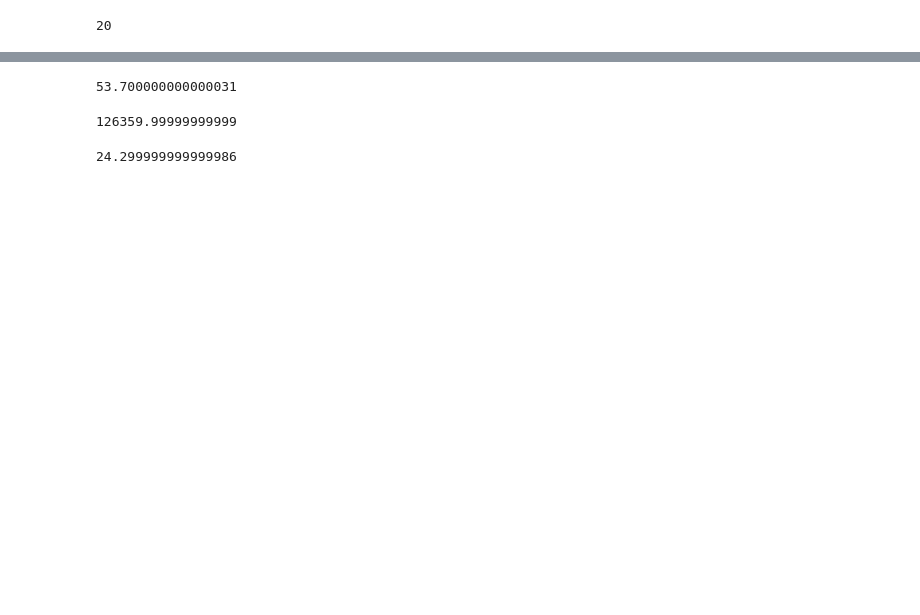
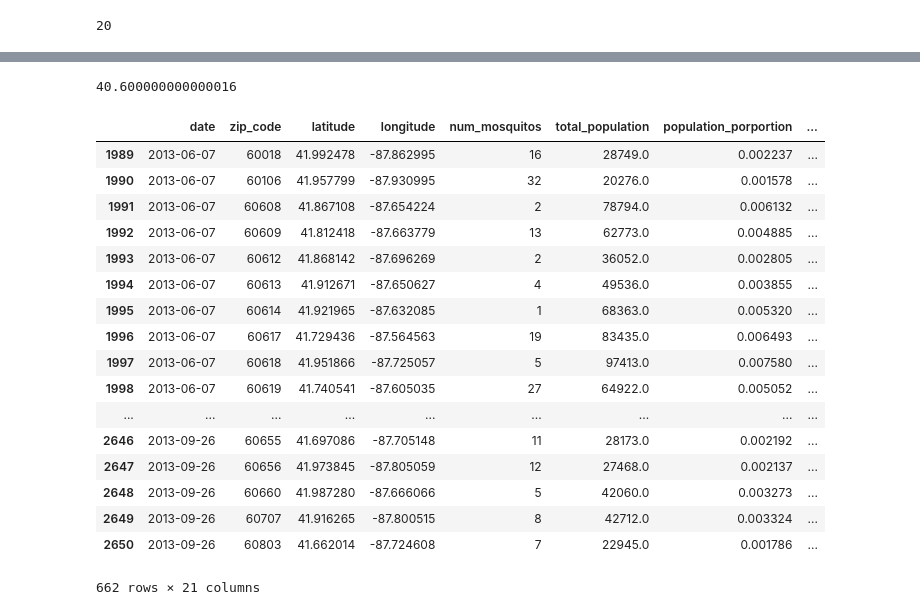
Before and after one commit to epidemix/west-nile-virus, a Jupyter notebook: spray-recommendation.ipynb, the cells around one changed output, grey strips where cells are left out. Drawn from its saved outputs; the diff is of its cells as text; code cells hidden in the pictures; blank space fills up the shorter version.

```diff
--- a/spray-recommendation.ipynb
+++ b/spray-recommendation.ipynb
@@ -30,7 +30,7 @@ def get_lags(data, x, lag, f=None):
 
     return pd.Series(ten_day_avg)
 # %%
-spray_cost = 5200  # per square mile
+spray_cost = 2500  # per square mile
 hospitalization_cost = 13810  # total acute medical care "Initial and Long-Term Costs of Patients Hospitalized with WNV Disease
 
 hospitalization_rate = .49
@@ -181,4 +178,4 @@ df['week'].nunique()
 # %% [output]
 20
 # %%
-df['spray_metric'] = df['wnv_probablitiy'] * df['at_risk_population'] / df['cost_to_spray']
+df['spray_metric'] = df['wnv_probablitiy'] * df['at_risk_population'] / df['cost_to_spray'] * 100
@@ -220,4 +258,6 @@ df_work[df_work['spray_metric'] > 0.5]['cost_to_spray'].sum()
 # %%
-df_work[df_work['spray_metric'] > 0.5]['land_area'].sum()
+# Conservative spraying coverage
+
+df_work[df_work['spray_metric'] > 8]['land_area'].sum()
 # %% [output]
-53.700000000000031
+40.600000000000016
@@ -226,9 +263,0 @@ df_work[df_work['spray_metric'] > 0.5];
-# %%
-# Conservative spraying total cost
-df_work[df_work['spray_metric'] > 0.52]['cost_to_spray'].sum()
-# %% [output]
-126359.99999999999
-# %%
-df_work[df_work['spray_metric'] > 0.52]['land_area'].sum()
-# %% [output]
-24.299999999999986
@@ -236,0 +264,21 @@ df_work[df_work['spray_metric'] > 0.52];
+# %%
+df_work
+# %% [output]
+|  | date | zip_code | latitude | longitude | num_mosquitos | total_population | population_porportion | ... |
+| 1989 | 2013-06-07 | 60018 | 41.992478 | -87.862995 | 16 | 28749.0 | 0.002237 | ... |
+| 1990 | 2013-06-07 | 60106 | 41.957799 | -87.930995 | 32 | 20276.0 | 0.001578 | ... |
+| 1991 | 2013-06-07 | 60608 | 41.867108 | -87.654224 | 2 | 78794.0 | 0.006132 | ... |
+| 1992 | 2013-06-07 | 60609 | 41.812418 | -87.663779 | 13 | 62773.0 | 0.004885 | ... |
+| 1993 | 2013-06-07 | 60612 | 41.868142 | -87.696269 | 2 | 36052.0 | 0.002805 | ... |
+| 1994 | 2013-06-07 | 60613 | 41.912671 | -87.650627 | 4 | 49536.0 | 0.003855 | ... |
+| 1995 | 2013-06-07 | 60614 | 41.921965 | -87.632085 | 1 | 68363.0 | 0.005320 | ... |
+| 1996 | 2013-06-07 | 60617 | 41.729436 | -87.564563 | 19 | 83435.0 | 0.006493 | ... |
+| 1997 | 2013-06-07 | 60618 | 41.951866 | -87.725057 | 5 | 97413.0 | 0.007580 | ... |
+| 1998 | 2013-06-07 | 60619 | 41.740541 | -87.605035 | 27 | 64922.0 | 0.005052 | ... |
+| ... | ... | ... | ... | ... | ... | ... | ... | ... |
+| 2646 | 2013-09-26 | 60655 | 41.697086 | -87.705148 | 11 | 28173.0 | 0.002192 | ... |
+| 2647 | 2013-09-26 | 60656 | 41.973845 | -87.805059 | 12 | 27468.0 | 0.002137 | ... |
+| 2648 | 2013-09-26 | 60660 | 41.987280 | -87.666066 | 5 | 42060.0 | 0.003273 | ... |
+| 2649 | 2013-09-26 | 60707 | 41.916265 | -87.800515 | 8 | 42712.0 | 0.003324 | ... |
+| 2650 | 2013-09-26 | 60803 | 41.662014 | -87.724608 | 7 | 22945.0 | 0.001786 | ... |
+662 rows × 21 columns
```
Also changed, not shown: parts of 15 cells of this notebook, 6 other files.
